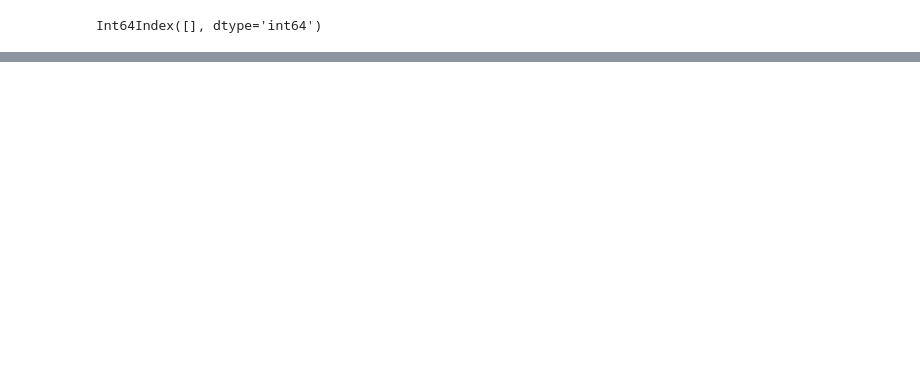
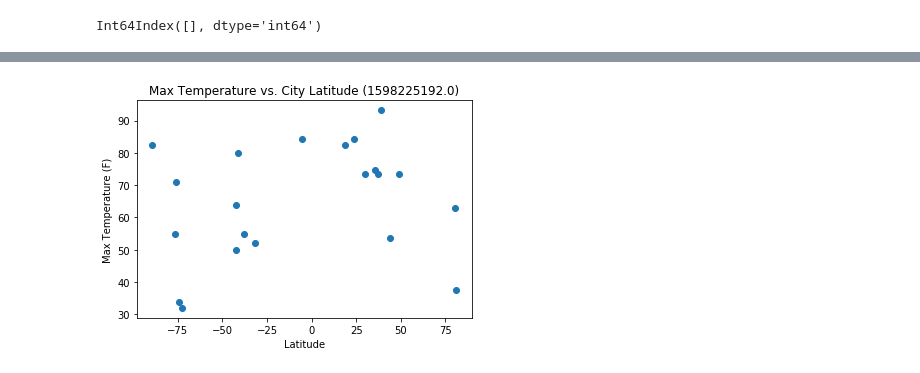
Before and after one commit to hannahduncan/python-api-challenge, a Jupyter notebook: WeatherPy/WeatherPy.ipynb, the cells around one changed output, grey strips where cells are left out. Cells and saved outputs as stored; diff of their text form; code cells hidden in the pictures; blank space fills up the shorter version.

```diff
--- a/WeatherPy/WeatherPy.ipynb
+++ b/WeatherPy/WeatherPy.ipynb
@@ -147,7 +152,7 @@ weather_dropna_df
 # %%
 #  Get the indices of cities that have humidity over 100%.
 
-hum_over_100 = weather_dropna_df.loc[cleaned_weather_df["Humidity"]>100].index
+hum_over_100 = weather_dropna_df.loc[weather_dropna_df["Humidity"]>100].index
 hum_over_100
 # %% [output]
 Int64Index([], dtype='int64')
@@ -163,0 +169,13 @@ cleaned_weather_df.head()
+# %%
+x_values = cleaned_weather_df["Lat"]
+y_values = cleaned_weather_df["Max Temp"]
+date = cleaned_weather_df.iloc[0,8]
+
+temp_vs_lat = plt.scatter(x_values,y_values)
+plt.title(f"Max Temperature vs. City Latitude ({date})")
+plt.xlabel("Latitude")
+plt.ylabel("Max Temperature (F)")
+
+plt.savefig("Images/temp_vs_lat.png")
+# %% [output]
+[figure, added]
```
Also changed, not shown: parts of 21 cells of this notebook, 16 other files.
